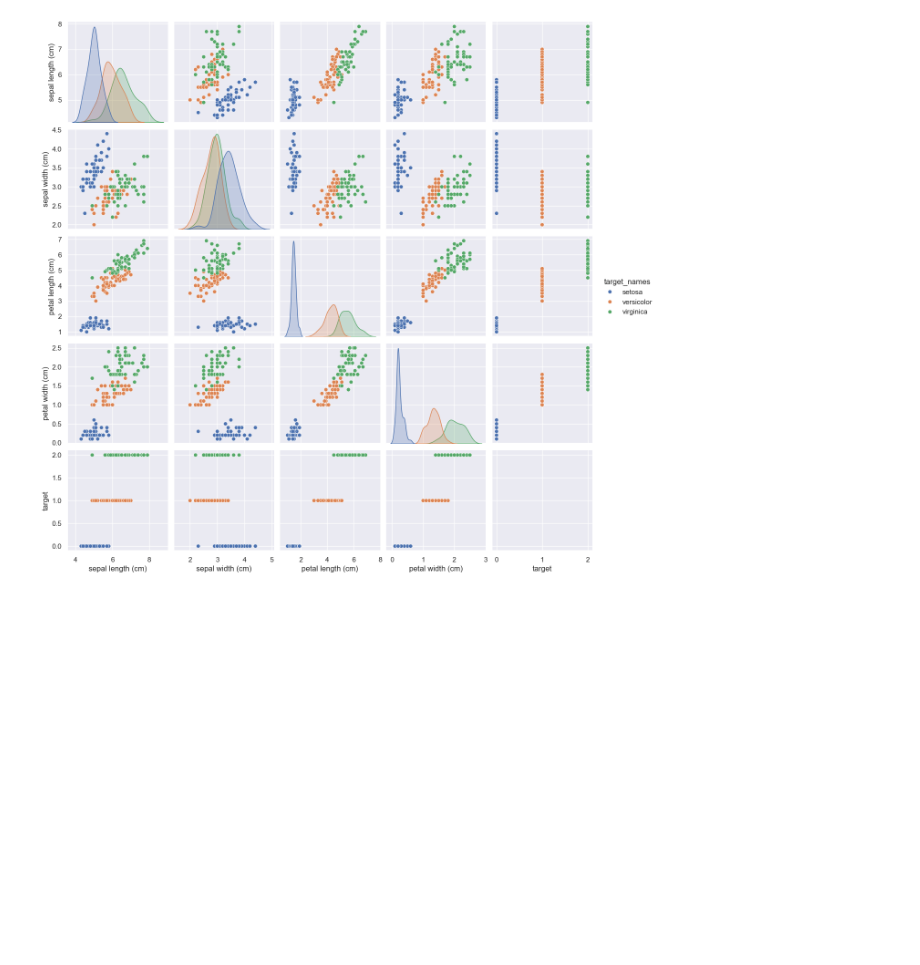
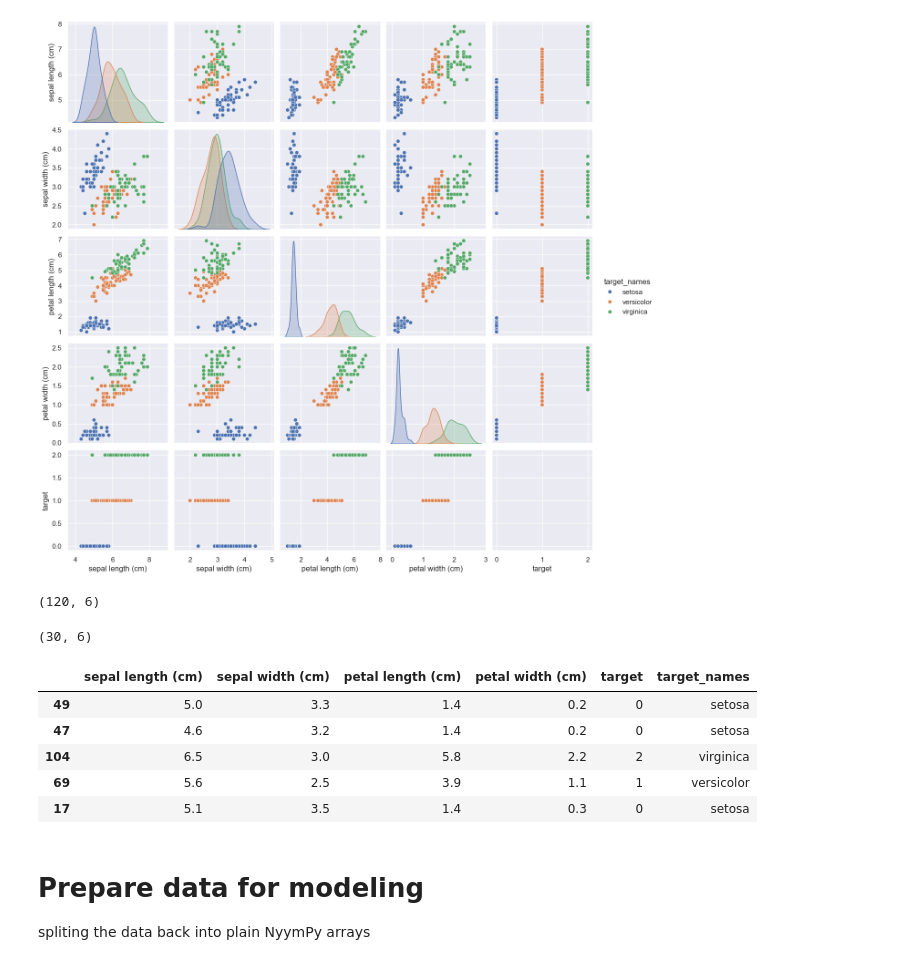
Before and after one commit to HoangMinh-03/ml-iris-classifier, a Jupyter notebook: iris_classification.ipynb, the cells around one changed output. Cells and saved outputs as stored; diff of their text form; code cells hidden in the pictures; blank space fills up the shorter version.

Commit message:
model + validation set

```diff
--- a/iris_classification.ipynb
+++ b/iris_classification.ipynb
@@ -185,0 +185,22 @@ plt.show()
+# %%
+df_train, df_test = train_test_split(df, test_size=0.20)
+# %%
+df_train.shape
+# %% [output]
+(120, 6)
+# %%
+df_test.shape
+# %% [output]
+(30, 6)
+# %%
+df_train.head()
+# %% [output]
+|  | sepal length (cm) | sepal width (cm) | petal length (cm) | petal width (cm) | target | target_names |
+| 49 | 5.0 | 3.3 | 1.4 | 0.2 | 0 | setosa |
+| 47 | 4.6 | 3.2 | 1.4 | 0.2 | 0 | setosa |
+| 104 | 6.5 | 3.0 | 5.8 | 2.2 | 2 | virginica |
+| 69 | 5.6 | 2.5 | 3.9 | 1.1 | 1 | versicolor |
+| 17 | 5.1 | 3.5 | 1.4 | 0.3 | 0 | setosa |
+# %% [markdown]
+# Prepare data for modeling
+spliting the data back into plain NyymPy arrays
```
Also changed, not shown: parts of 13 cells of this notebook.
